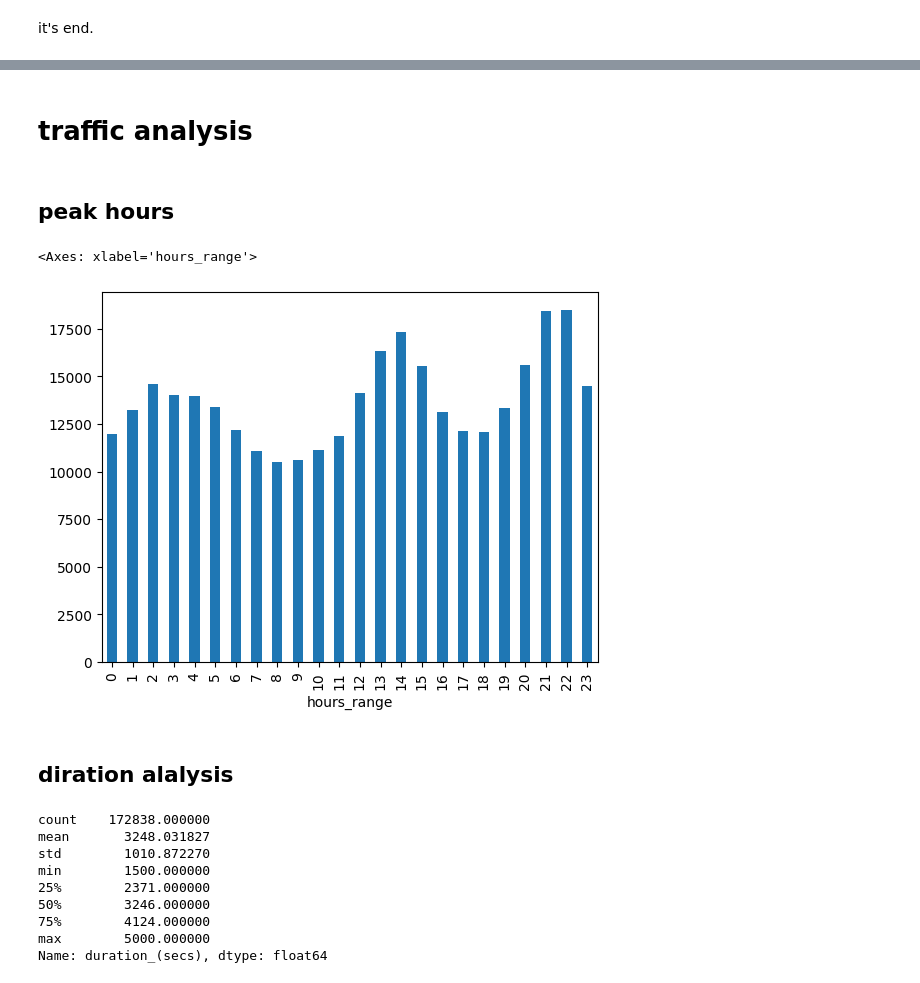
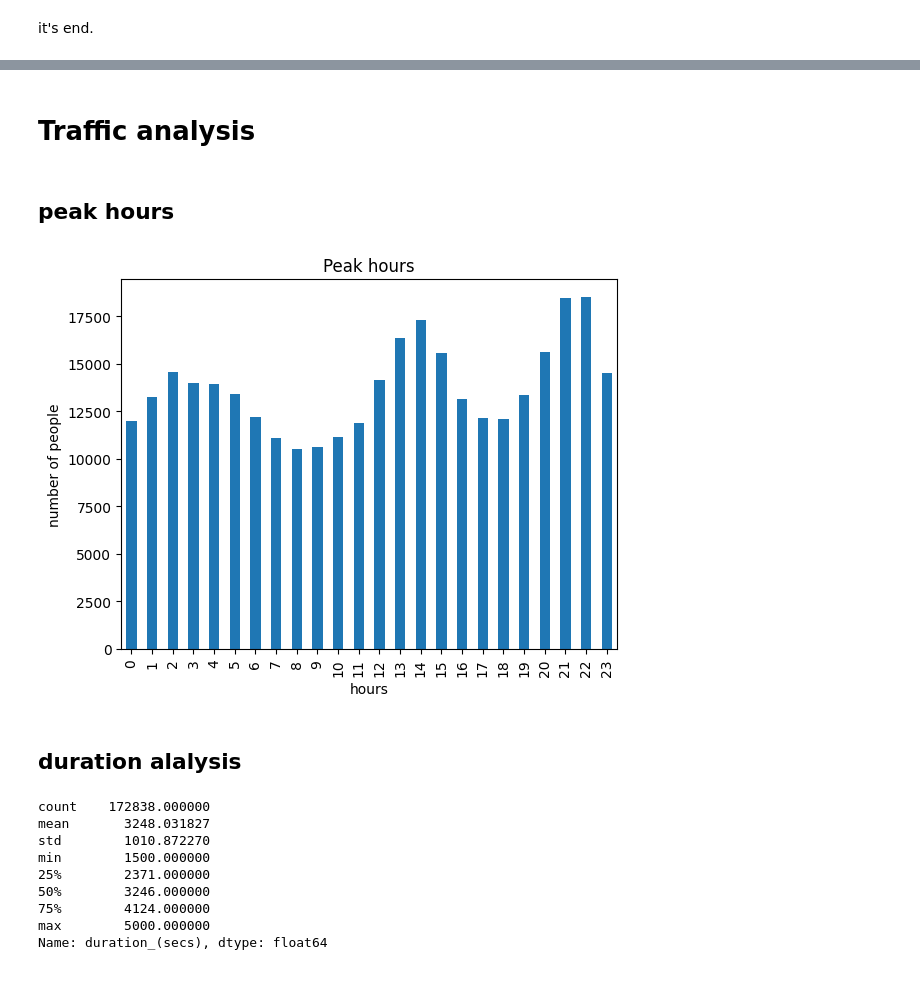
Before and after one commit to Reindotir/web-log-analysis, a Jupyter notebook: src/work.ipynb, the cells around one changed output, grey strips where cells are left out. Saved outputs shown, nothing was run; the diff lists cells and outputs as text; code cells hidden in the pictures.

```diff
--- a/src/work.ipynb
+++ b/src/work.ipynb
@@ -66,2 +107,0 @@ df.to_csv('../data/cleared/data.csv', index=False)
-# %%
-df = pd.read_csv("../data/cleared/data.csv")
@@ -88,24 +108,30 @@ memory usage: 21.1+ MB
 # %% [markdown]
-# traffic analysis
+# Traffic analysis
 # %% [markdown]
 ## peak hours
 # %%
 df['start'] = pd.to_datetime(df['accessed_date'])
 df['end'] = df['start'] + pd.to_timedelta(df['duration_(secs)'], unit="s")
 
 df['start_hour'] = df['start'].dt.floor('h')
 df['end_hour'] = df['end'].dt.floor('h')
 
-df['hours_range'] = df.apply(lambda r: pd.date_range(r.start_hour, r.end_hour, freq='H'), axis=1)
+df['hours_range'] = df.apply(lambda r: pd.date_range(r.start_hour, r.end_hour, freq='h'), axis=1)
 
 exploded = df.explode('hours_range')
 peaks = exploded.groupby(exploded['hours_range'].dt.hour)['hours_range'].count()
 peaks.plot(kind='bar')
+
+plt.title("Peak hours")
+plt.xlabel("hours")
+plt.ylabel("number of people")
+
+plt.savefig("../plots/peak_hours.png")
+plt.show()
 # %% [output]
-<Axes: xlabel='hours_range'>
-[figure, old version]
+[figure, new version]
 # %% [markdown]
-## diration alalysis
+## duration alalysis
 # %%
 print(df['duration_(secs)'].describe())
 # %% [output]
```
Also changed, not shown: parts of 29 cells of this notebook, 7 other files.
